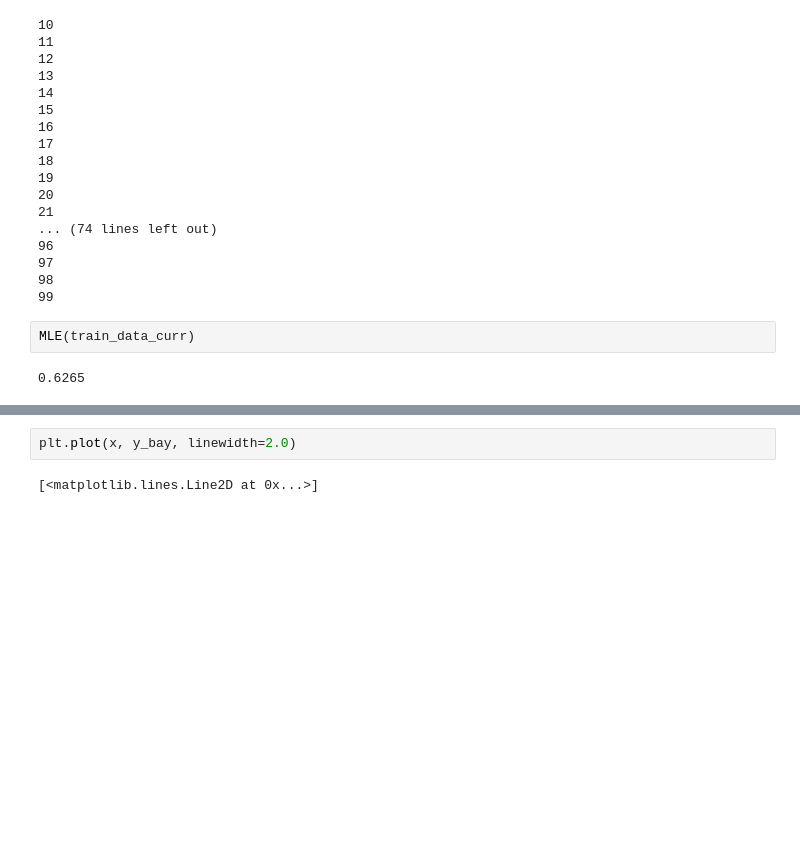
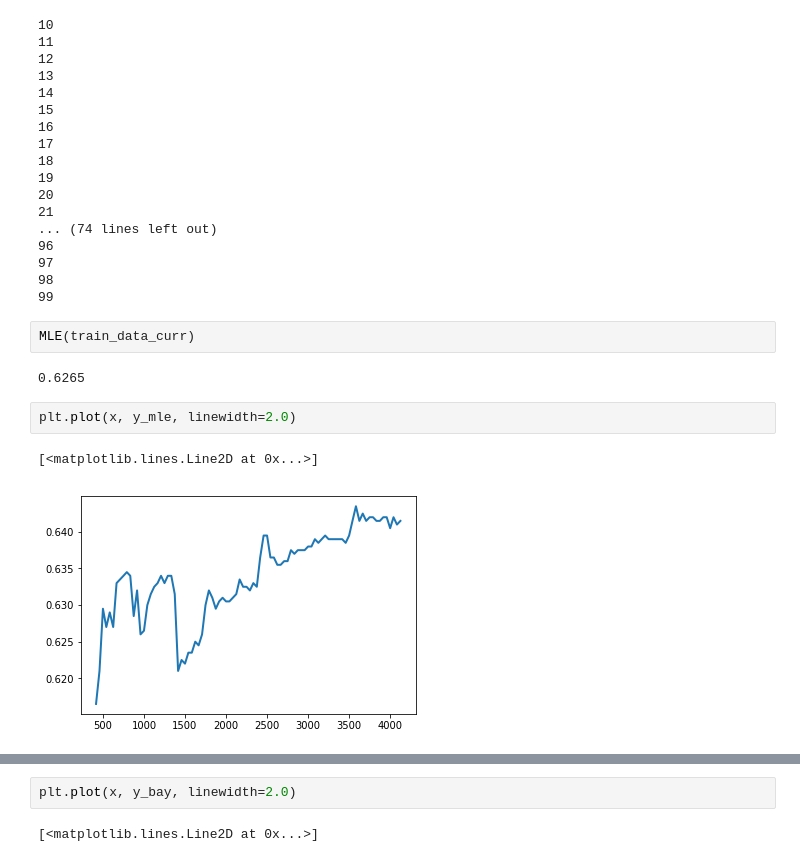
Before and after one commit to anyu0/machine-learning-2020s, a Jupyter notebook: ml_hw_1_5.ipynb, the cells around one changed output, grey strips where cells are left out. Drawn from its saved outputs; the diff is of its cells as text; blank space fills up the shorter version.

```diff
--- a/ml_hw_1_5.ipynb
+++ b/ml_hw_1_5.ipynb
@@ -227,3 +227,8 @@ for k in range(10,N):
 MLE(train_data_curr)
 # %% [output]
 0.6265
+# %%
+plt.plot(x, y_mle, linewidth=2.0)
+# %% [output]
+[<matplotlib.lines.Line2D at 0x...>]
+[figure, added]
```
Also changed, not shown: parts of 9 cells of this notebook.
